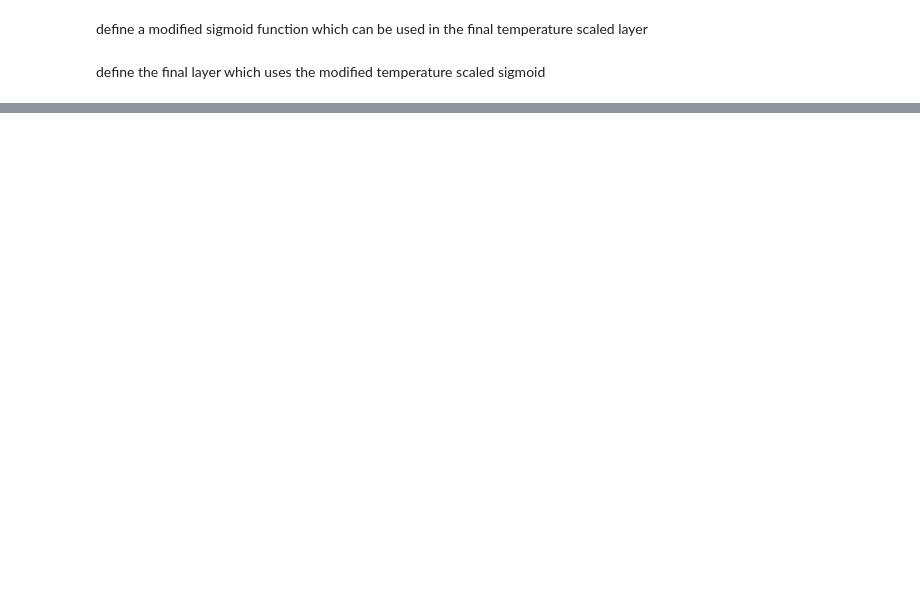
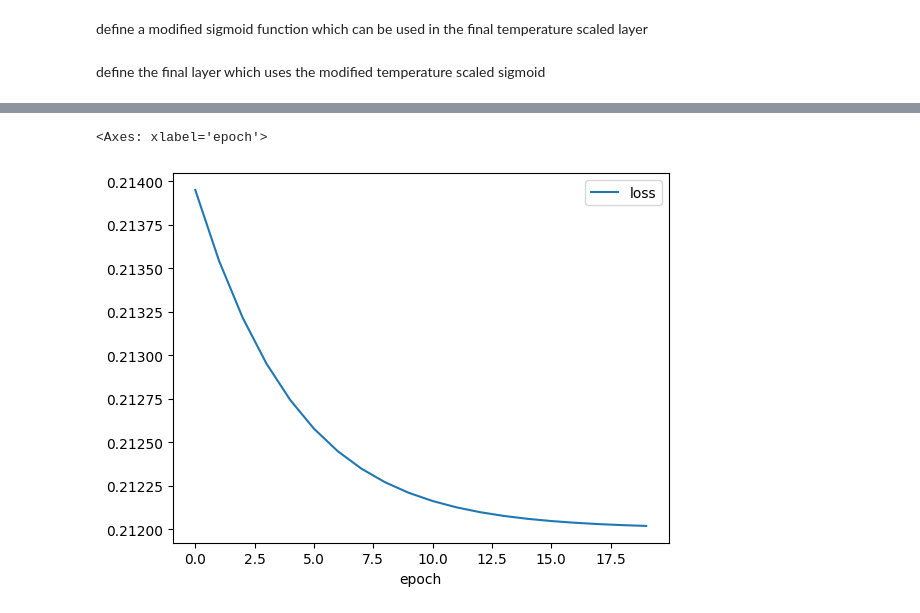
Before and after one commit to ash8m/cost-analysis, a Jupyter notebook: Copy_of_BinaryClassification.ipynb, the cells around one changed output, grey strips where cells are left out. Drawn from its saved outputs; the diff is of its cells as text; code cells hidden in the pictures; blank space fills up the shorter version.

```diff
--- a/Copy_of_BinaryClassification.ipynb
+++ b/Copy_of_BinaryClassification.ipynb
@@ -350,0 +429,5 @@ class TemperatureScaledSigmoid(tf.keras.layers.Layer):
+# %%
+history.groupby("epoch").mean().plot(y="loss")
+# %% [output]
+<Axes: xlabel='epoch'>
+[figure, added]
```
Also changed, not shown: parts of 15 cells of this notebook.
